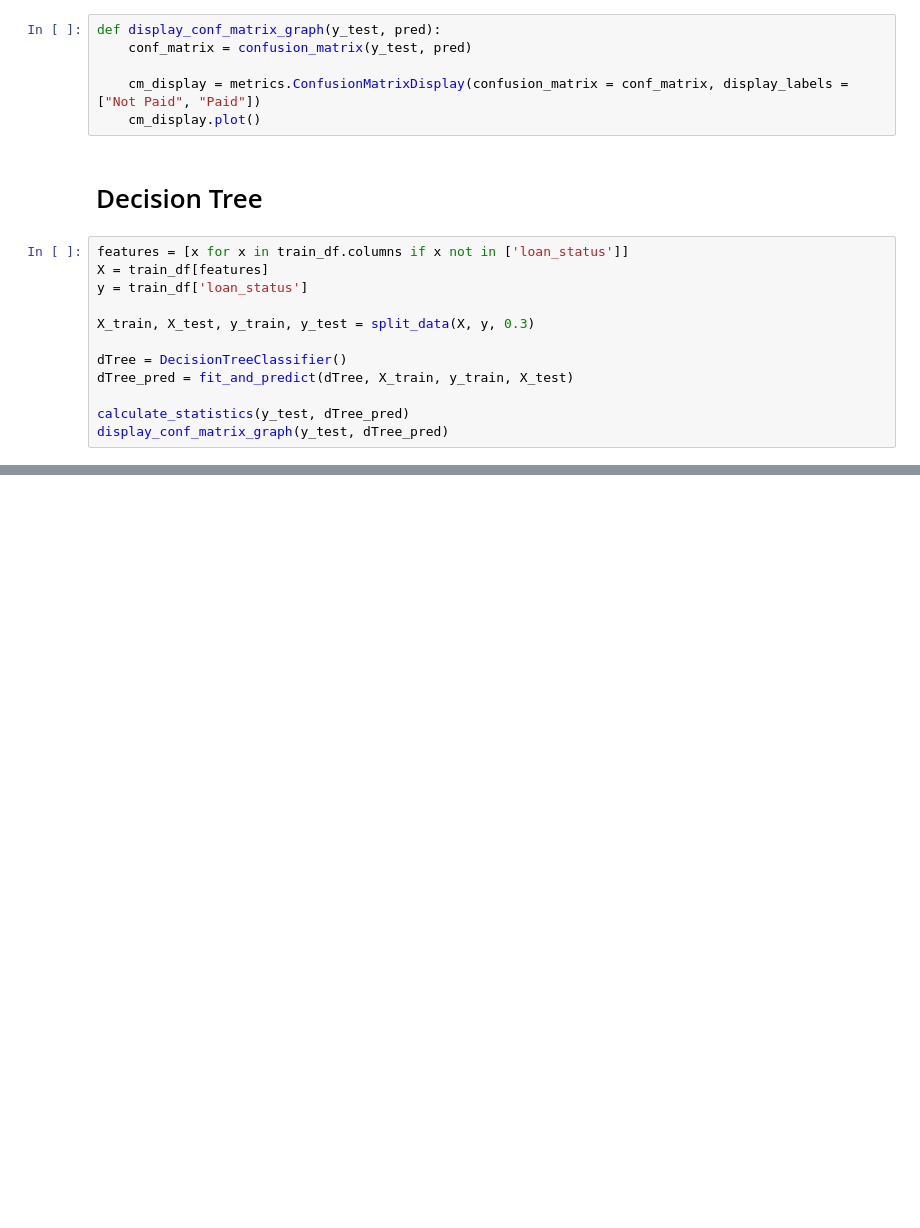
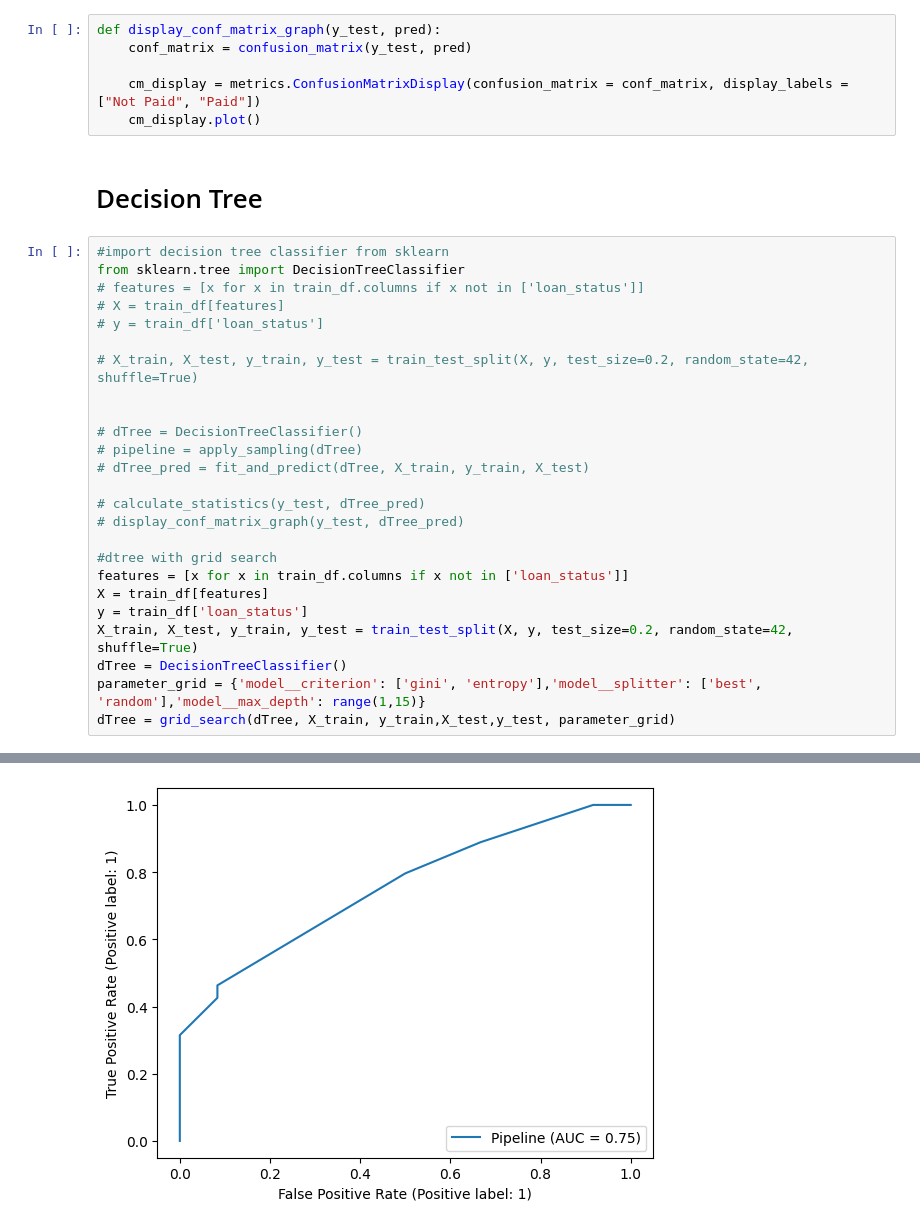
Before and after one commit to BernardoFerreira00/AC-Project, a Jupyter notebook: Notebooks/Analise.ipynb, the cells around one changed output, grey strips where cells are left out. Drawn from its saved outputs; the diff is of its cells as text; blank space fills up the shorter version.

Commit message:
add: data augmentation & models with good AUC

```diff
--- a/Notebooks/Analise.ipynb
+++ b/Notebooks/Analise.ipynb
@@ -60,14 +99,28 @@ def display_conf_matrix_graph(y_test, pred):
 # %% [markdown]
 # Decision Tree
 # %%
+#import decision tree classifier from sklearn
+from sklearn.tree import DecisionTreeClassifier
+# features = [x for x in train_df.columns if x not in ['loan_status']]
+# X = train_df[features]
+# y = train_df['loan_status']
+
+# X_train, X_test, y_train, y_test = train_test_split(X, y, test_size=0.2, random_state=42, shuffle=True)
+
+
+# dTree = DecisionTreeClassifier()
+# pipeline = apply_sampling(dTree)
+# dTree_pred = fit_and_predict(dTree, X_train, y_train, X_test)
+
+# calculate_statistics(y_test, dTree_pred)
+# display_conf_matrix_graph(y_test, dTree_pred)
+
+#dtree with grid search
 features = [x for x in train_df.columns if x not in ['loan_status']]
 X = train_df[features]
 y = train_df['loan_status']
-
-X_train, X_test, y_train, y_test = split_data(X, y, 0.3)
-
+X_train, X_test, y_train, y_test = train_test_split(X, y, test_size=0.2, random_state=42, shuffle=True)
 dTree = DecisionTreeClassifier()
-dTree_pred = fit_and_predict(dTree, X_train, y_train, X_test)
-
-calculate_statistics(y_test, dTree_pred)
-display_conf_matrix_graph(y_test, dTree_pred)
+parameter_grid = {'model__criterion': ['gini', 'entropy'],'model__splitter': ['best', 'random'],'model__max_depth': range(1,15)}
+dTree = grid_search(dTree, X_train, y_train,X_test,y_test, parameter_grid)
+# %% [output]
@@ -73,0 +147 @@ display_conf_matrix_graph(y_test, dTree_pred)
+[figure, added]
```
Also changed, not shown: parts of 17 cells of this notebook, 3 other files.
